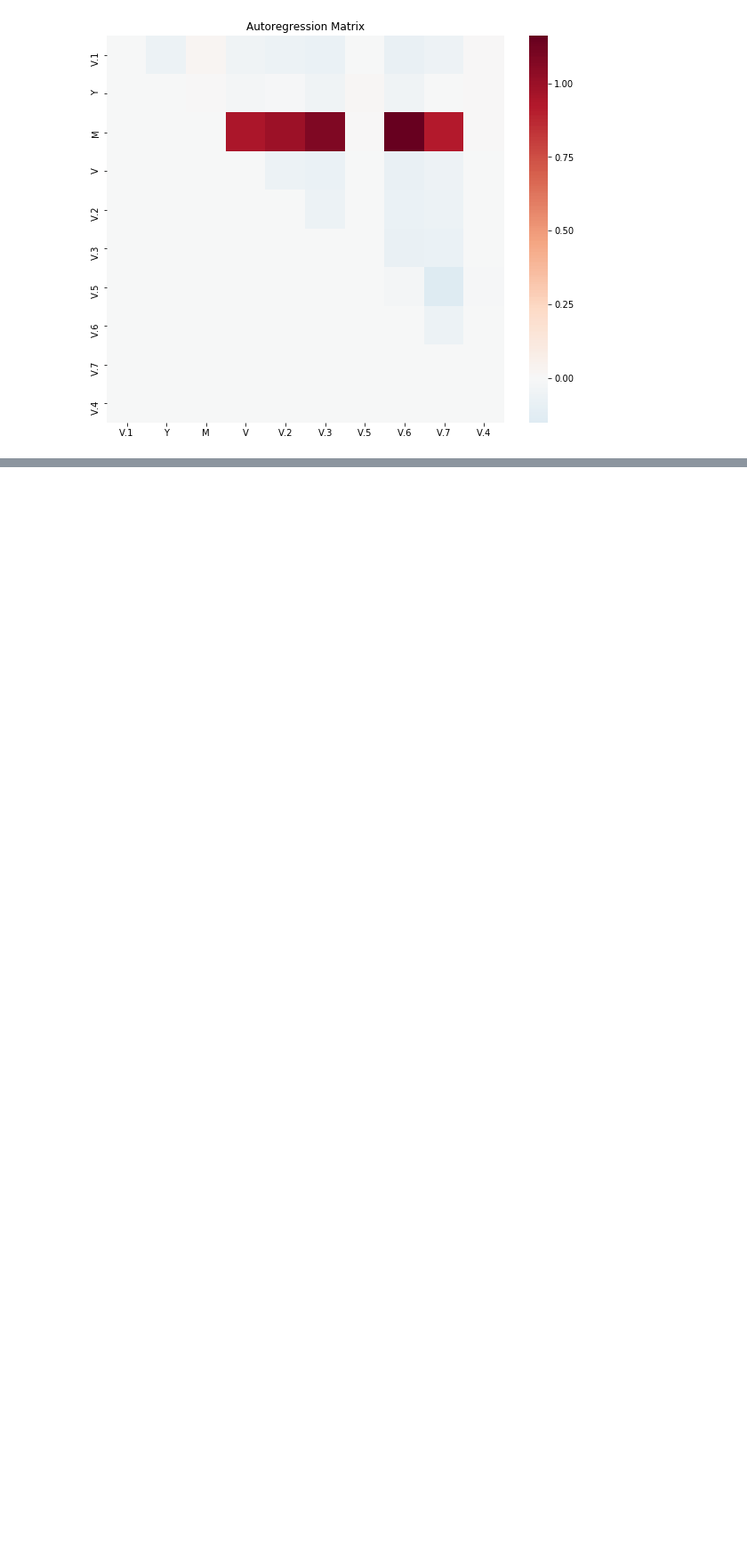
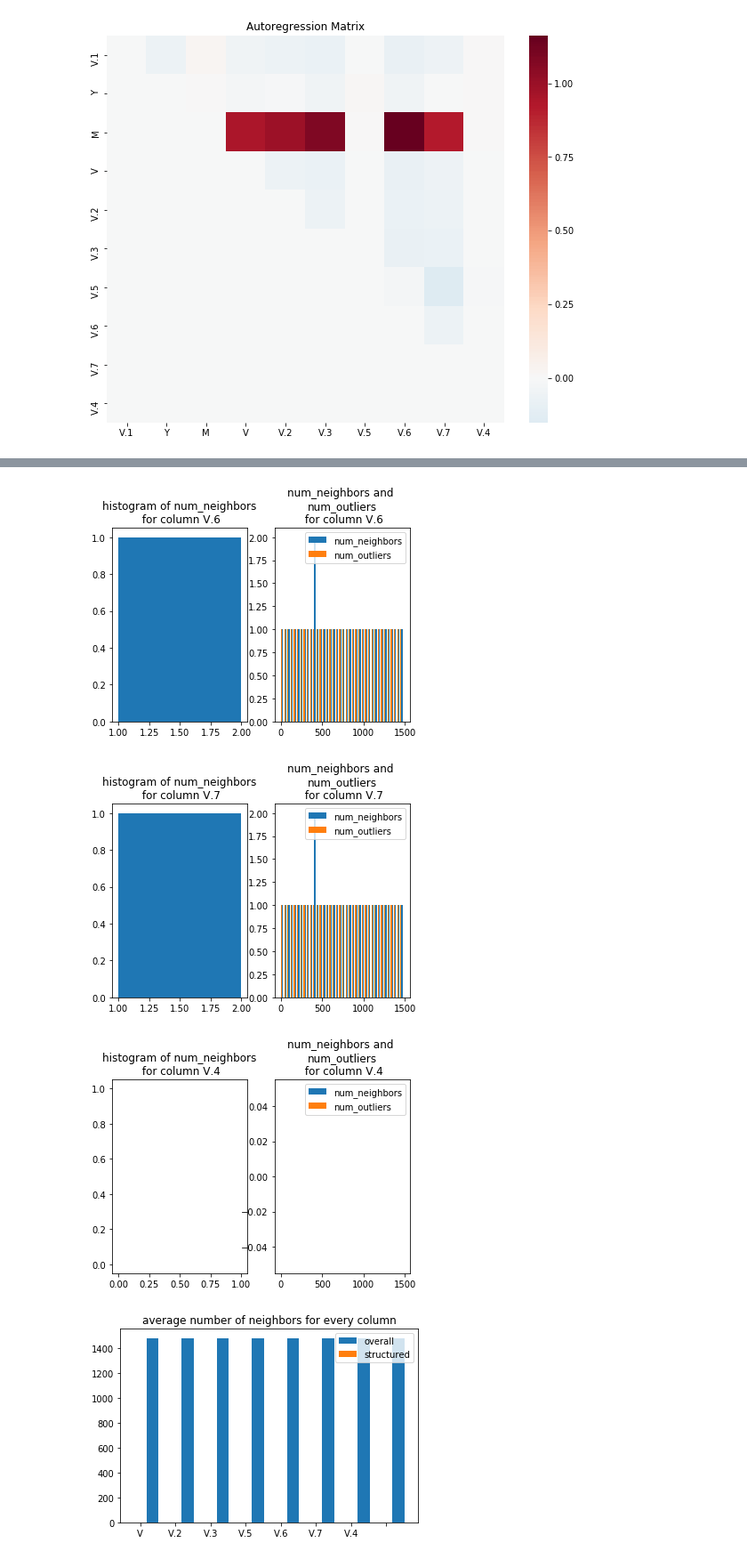
Before and after one commit to sis-ethz/Profiler-Public, a Jupyter notebook: tutorials/Experiment_OD_size-of-neighborhood.ipynb, the cells around one changed output, grey strips where cells are left out. Shown at 89% size. Cells and saved outputs as stored; diff of their text form; code cells hidden in the pictures; blank space fills up the shorter version.

Commit message:
view prec for each column

```diff
--- a/tutorials/Experiment_OD_size-of-neighborhood.ipynb
+++ b/tutorials/Experiment_OD_size-of-neighborhood.ipynb
@@ -185,3 +187,3 @@ f1: 0.5093
 # %%
-detector.structured_info
+detector.view_neighbor_info()
 # %% [output]
@@ -204,0 +195,4 @@ detector.structured_info
+[figure, added]
+[figure, added]
+[figure, added]
+[figure, added]
```
Also changed, not shown: parts of 10 cells of this notebook, 1 other file.
